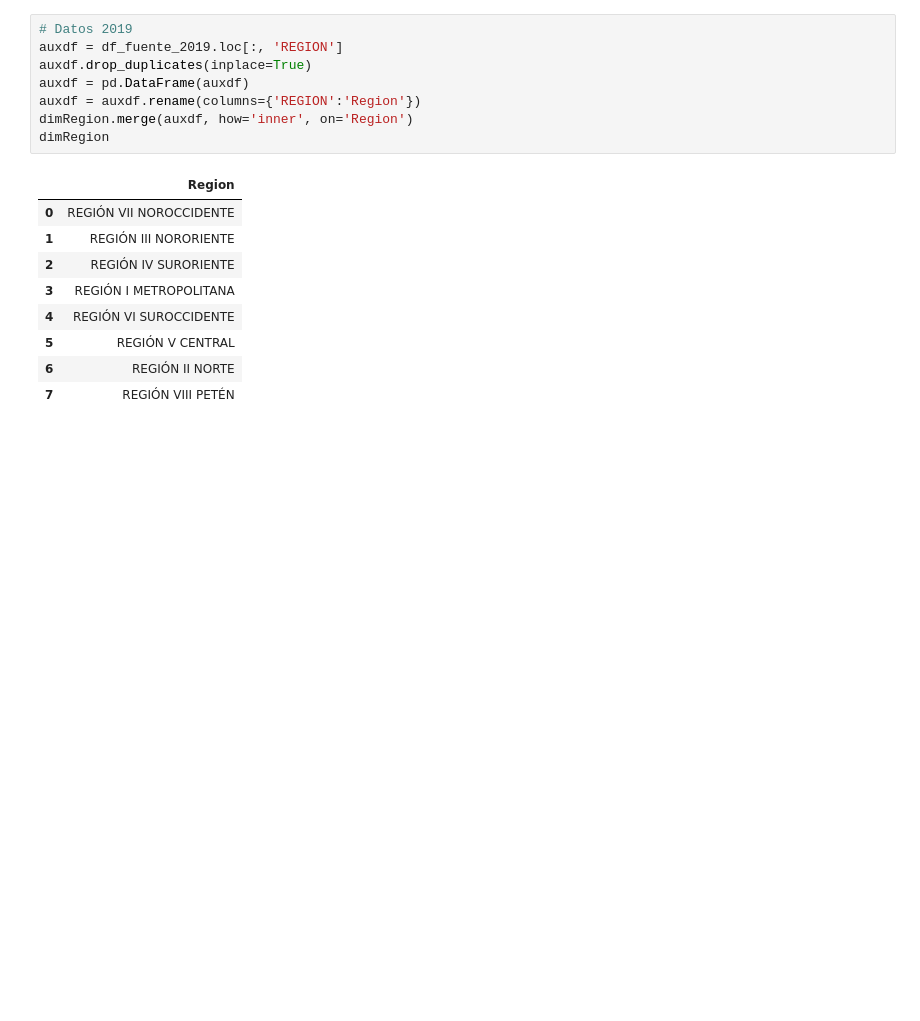
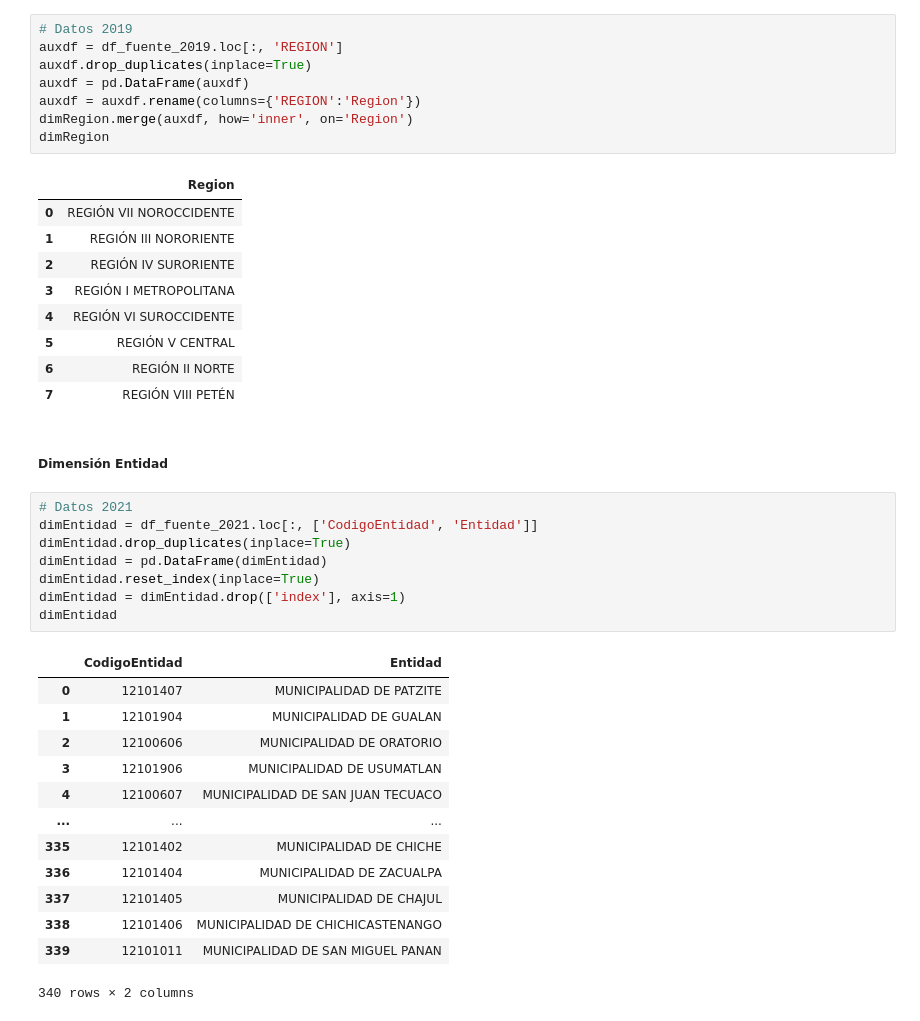
Before and after one commit to jerson8a/Proyecto2_CienciaDeDatosEnPython, a Jupyter notebook: Solution_Project2_JersonOchoa.ipynb, the cells around one changed output. Cells and saved outputs as stored; diff of their text form; blank space fills up the shorter version.

Commit message:
[ADD] Dim entidad data

```diff
--- a/Solution_Project2_JersonOchoa.ipynb
+++ b/Solution_Project2_JersonOchoa.ipynb
@@ -299,3 +299,27 @@ dimRegion
 | 5 | REGIÓN V CENTRAL |
 | 6 | REGIÓN II NORTE |
 | 7 | REGIÓN VIII PETÉN |
+# %% [markdown]
+##### Dimensión Entidad
+# %%
+# Datos 2021
+dimEntidad = df_fuente_2021.loc[:, ['CodigoEntidad', 'Entidad']]
+dimEntidad.drop_duplicates(inplace=True)
+dimEntidad = pd.DataFrame(dimEntidad)
+dimEntidad.reset_index(inplace=True)
+dimEntidad = dimEntidad.drop(['index'], axis=1)
+dimEntidad
+# %% [output]
+|  | CodigoEntidad | Entidad |
+| 0 | 12101407 | MUNICIPALIDAD DE PATZITE |
+| 1 | 12101904 | MUNICIPALIDAD DE GUALAN |
+| 2 | 12100606 | MUNICIPALIDAD DE ORATORIO |
+| 3 | 12101906 | MUNICIPALIDAD DE USUMATLAN |
+| 4 | 12100607 | MUNICIPALIDAD DE SAN JUAN TECUACO |
+| ... | ... | ... |
+| 335 | 12101402 | MUNICIPALIDAD DE CHICHE |
+| 336 | 12101404 | MUNICIPALIDAD DE ZACUALPA |
+| 337 | 12101405 | MUNICIPALIDAD DE CHAJUL |
+| 338 | 12101406 | MUNICIPALIDAD DE CHICHICASTENANGO |
+| 339 | 12101011 | MUNICIPALIDAD DE SAN MIGUEL PANAN |
+340 rows × 2 columns
```
Also changed, not shown: parts of 2 cells of this notebook.
